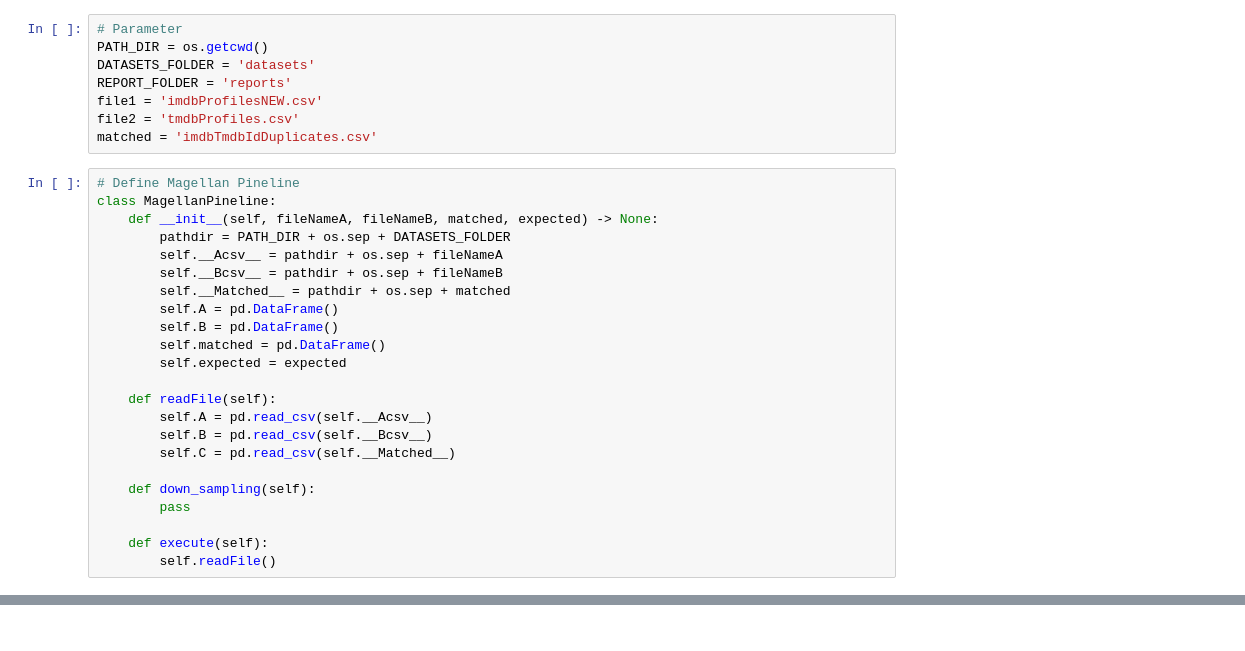
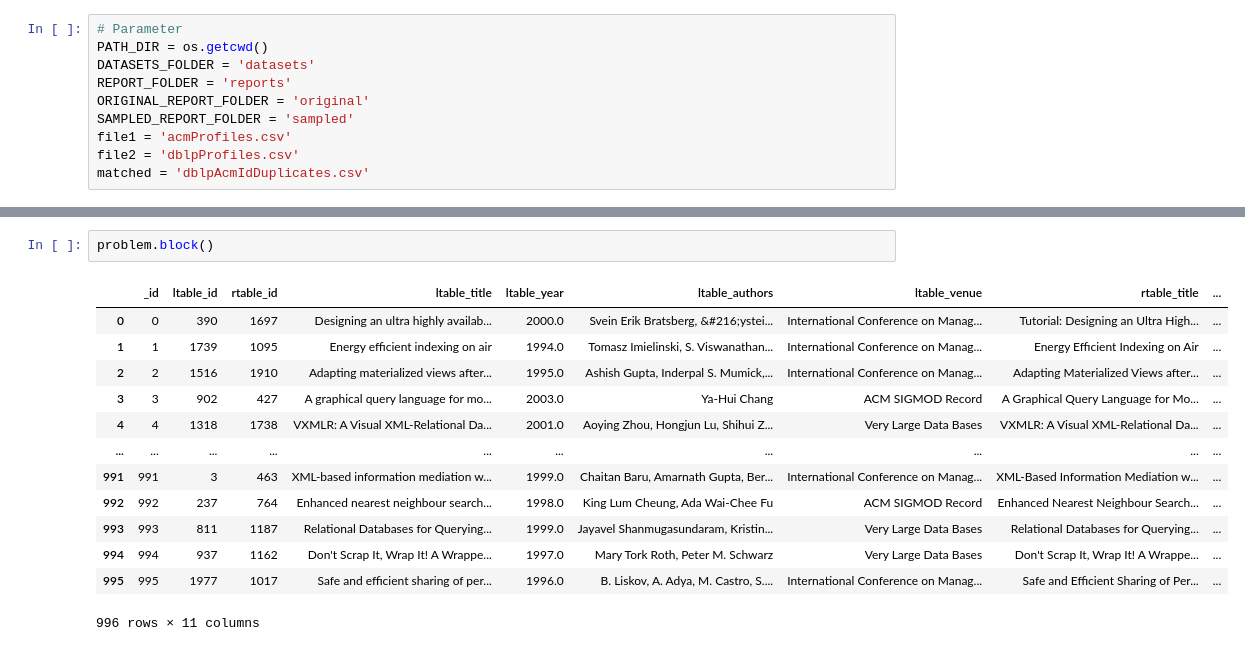
Before and after one commit to vuhah/entity-matching, a Jupyter notebook: main.ipynb, the cells around one changed output, grey strips where cells are left out. Cells and saved outputs as stored; diff of their text form.

```diff
--- a/main.ipynb
+++ b/main.ipynb
@@ -8,29 +9,8 @@ import ydata_profiling as yp
 PATH_DIR = os.getcwd()
 DATASETS_FOLDER = 'datasets'
 REPORT_FOLDER = 'reports'
-file1 = 'imdbProfilesNEW.csv'
-file2 = 'tmdbProfiles.csv'
-matched = 'imdbTmdbIdDuplicates.csv'
+ORIGINAL_REPORT_FOLDER = 'original'
+SAMPLED_REPORT_FOLDER = 'sampled'
+file1 = 'acmProfiles.csv'
+file2 = 'dblpProfiles.csv'
+matched = 'dblpAcmIdDuplicates.csv'
-# %%
-# Define Magellan Pineline
-class MagellanPineline:
-    def __init__(self, fileNameA, fileNameB, matched, expected) -> None:
-        pathdir = PATH_DIR + os.sep + DATASETS_FOLDER
-        self.__Acsv__ = pathdir + os.sep + fileNameA
-        self.__Bcsv__ = pathdir + os.sep + fileNameB
-        self.__Matched__ = pathdir + os.sep + matched
-        self.A = pd.DataFrame()
-        self.B = pd.DataFrame()
-        self.matched = pd.DataFrame()
-        self.expected = expected
-
-    def readFile(self):
-        self.A = pd.read_csv(self.__Acsv__)
-        self.B = pd.read_csv(self.__Bcsv__)
-        self.C = pd.read_csv(self.__Matched__)
-
-    def down_sampling(self):
-        pass
-
-    def execute(self):
-        self.readFile()
@@ -45,0 +132,16 @@ prtB.to_file(REPORT_FOLDER + os.sep + 'reportB.html')
+# %%
+problem.block()
+# %% [output]
+|  | _id | ltable_id | rtable_id | ltable_title | ltable_year | ltable_authors | ltable_venue | rtable_title | ... |
+| 0 | 0 | 390 | 1697 | Designing an ultra highly availab... | 2000.0 | Svein Erik Bratsberg, &#216;ystei... | International Conference on Manag... | Tutorial: Designing an Ultra High... | ... |
+| 1 | 1 | 1739 | 1095 | Energy efficient indexing on air | 1994.0 | Tomasz Imielinski, S. Viswanathan... | International Conference on Manag... | Energy Efficient Indexing on Air | ... |
+| 2 | 2 | 1516 | 1910 | Adapting materialized views after... | 1995.0 | Ashish Gupta, Inderpal S. Mumick,... | International Conference on Manag... | Adapting Materialized Views after... | ... |
+| 3 | 3 | 902 | 427 | A graphical query language for mo... | 2003.0 | Ya-Hui Chang | ACM SIGMOD Record | A Graphical Query Language for Mo... | ... |
+| 4 | 4 | 1318 | 1738 | VXMLR: A Visual XML-Relational Da... | 2001.0 | Aoying Zhou, Hongjun Lu, Shihui Z... | Very Large Data Bases | VXMLR: A Visual XML-Relational Da... | ... |
+| ... | ... | ... | ... | ... | ... | ... | ... | ... | ... |
+| 991 | 991 | 3 | 463 | XML-based information mediation w... | 1999.0 | Chaitan Baru, Amarnath Gupta, Ber... | International Conference on Manag... | XML-Based Information Mediation w... | ... |
+| 992 | 992 | 237 | 764 | Enhanced nearest neighbour search... | 1998.0 | King Lum Cheung, Ada Wai-Chee Fu | ACM SIGMOD Record | Enhanced Nearest Neighbour Search... | ... |
+| 993 | 993 | 811 | 1187 | Relational Databases for Querying... | 1999.0 | Jayavel Shanmugasundaram, Kristin... | Very Large Data Bases | Relational Databases for Querying... | ... |
+| 994 | 994 | 937 | 1162 | Don't Scrap It, Wrap It! A Wrappe... | 1997.0 | Mary Tork Roth, Peter M. Schwarz | Very Large Data Bases | Don't Scrap It, Wrap It! A Wrappe... | ... |
+| 995 | 995 | 1977 | 1017 | Safe and efficient sharing of per... | 1996.0 | B. Liskov, A. Adya, M. Castro, S.... | International Conference on Manag... | Safe and Efficient Sharing of Per... | ... |
+996 rows × 11 columns
```
Also changed, not shown: parts of 18 cells of this notebook, 9 other files.
